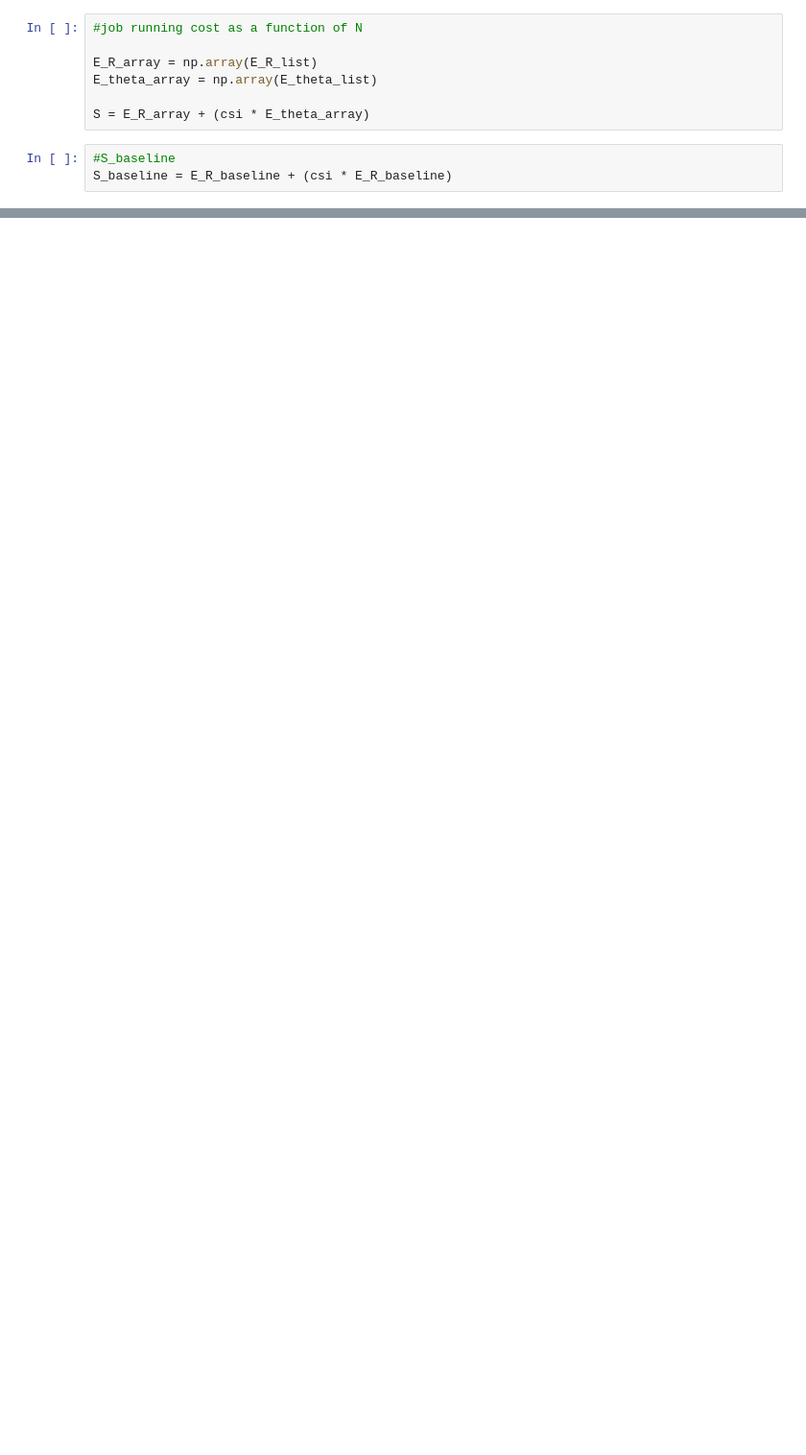
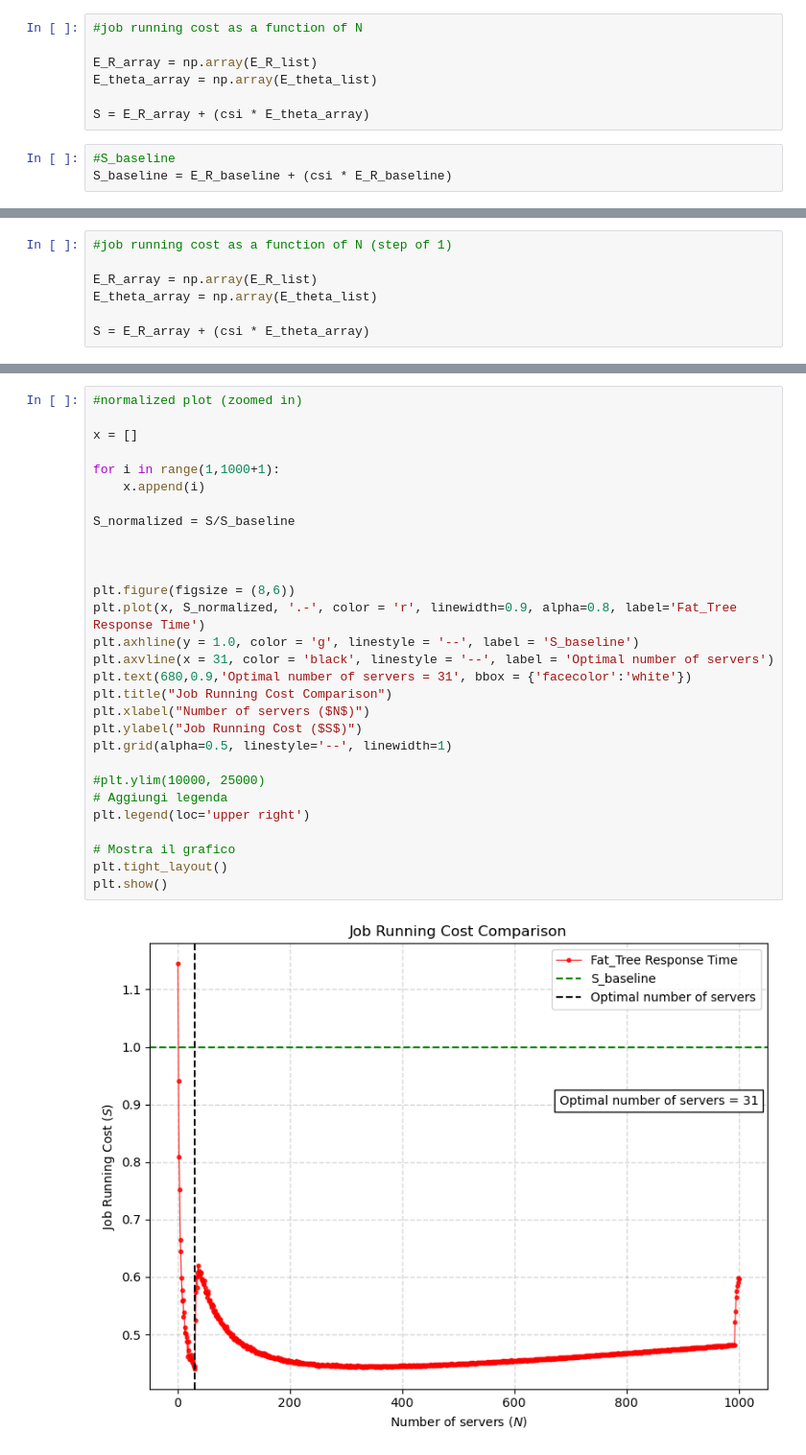
Before and after one commit to msancor/NBD-HW1, a Jupyter notebook: NBD_fat_tree.ipynb, the cells around one changed output, grey strips where cells are left out. Shown: that part at 96% size. Drawn from its saved outputs; the diff is of its cells as text; blank space fills up the shorter version.

```diff
--- a/NBD_fat_tree.ipynb
+++ b/NBD_fat_tree.ipynb
@@ -207,0 +318,7 @@ plt.show()
+# %%
+#job running cost as a function of N (step of 1)
+
+E_R_array = np.array(E_R_list)
+E_theta_array = np.array(E_theta_list)
+
+S = E_R_array + (csi * E_theta_array)
@@ -207,0 +330,31 @@ plt.show()
+# %%
+#normalized plot (zoomed in)
+
+x = []
+
+for i in range(1,1000+1):
+    x.append(i)
+
+S_normalized = S/S_baseline
+
+
+
+plt.figure(figsize = (8,6))
+plt.plot(x, S_normalized, '.-', color = 'r', linewidth=0.9, alpha=0.8, label='Fat_Tree Response Time')
+plt.axhline(y = 1.0, color = 'g', linestyle = '--', label = 'S_baseline')
+plt.axvline(x = 31, color = 'black', linestyle = '--', label = 'Optimal number of servers')
+plt.text(680,0.9,'Optimal number of servers = 31', bbox = {'facecolor':'white'})
+plt.title("Job Running Cost Comparison")
+plt.xlabel("Number of servers ($N$)")
+plt.ylabel("Job Running Cost ($S$)")
+plt.grid(alpha=0.5, linestyle='--', linewidth=1)
+
+#plt.ylim(10000, 25000)
+# Aggiungi legenda
+plt.legend(loc='upper right')
+
+# Mostra il grafico
+plt.tight_layout()
+plt.show()
+# %% [output]
+[figure, added]
```
Also changed, not shown: parts of 8 cells of this notebook.
